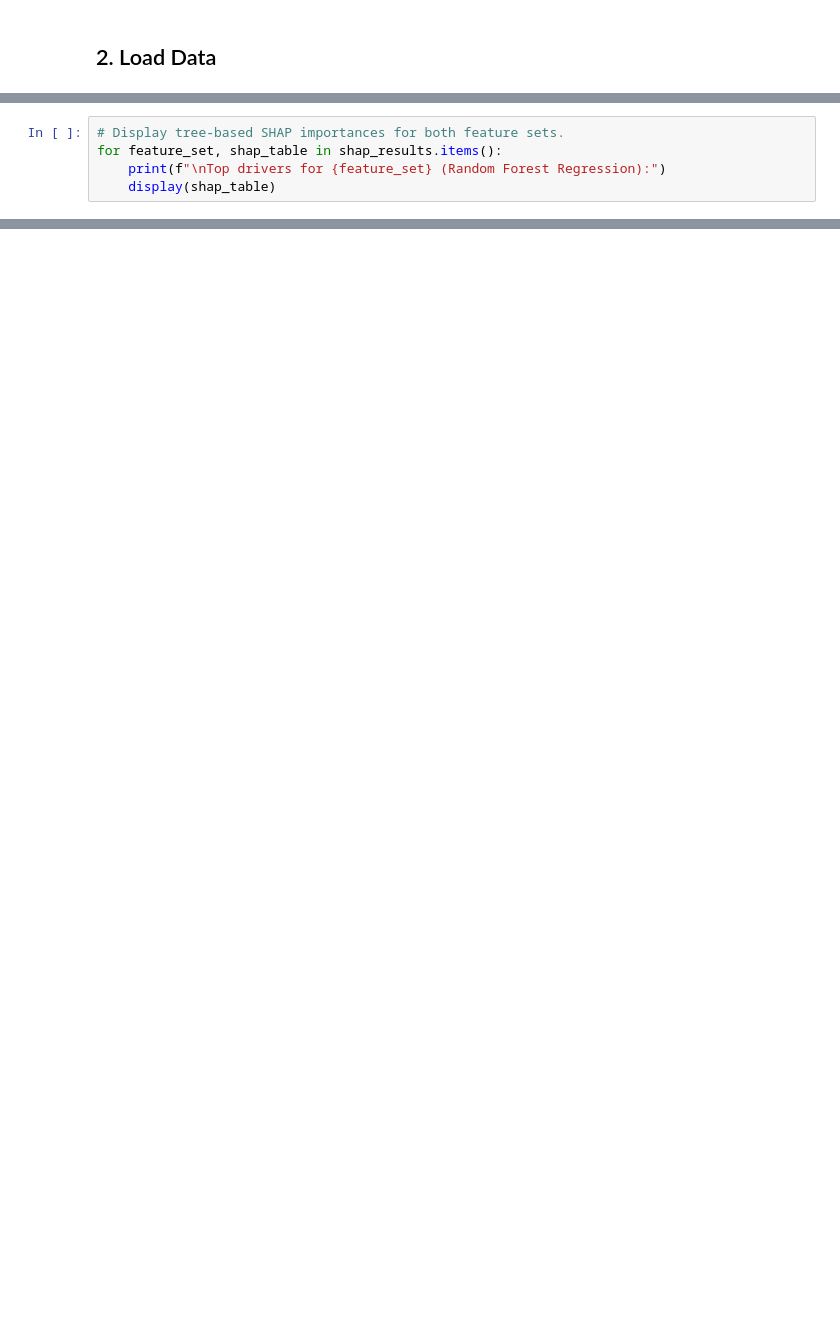
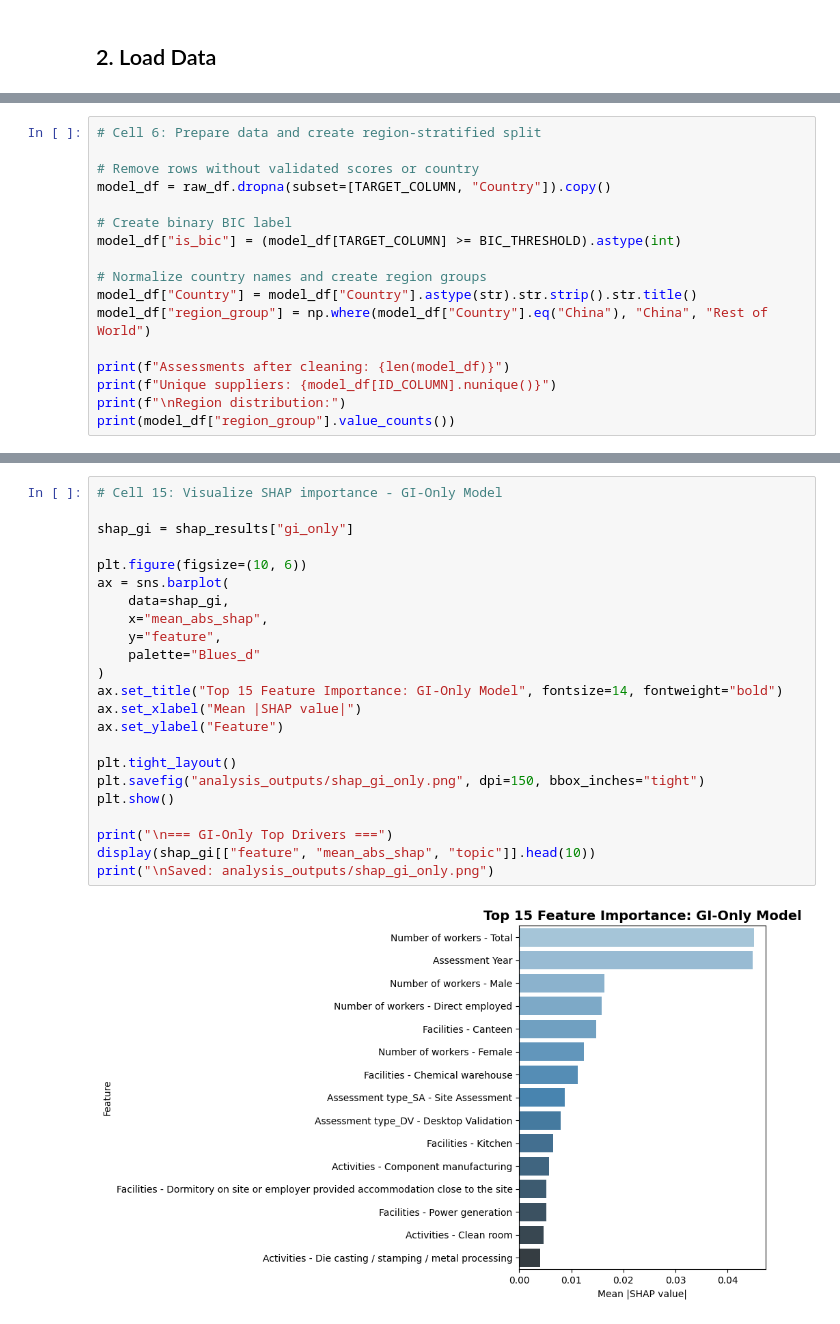
Before and after one commit to matiascam02/sustainability_coral, a Jupyter notebook: starter_notebook.ipynb, the cells around one changed output, grey strips where cells are left out. Drawn from its saved outputs; the diff is of its cells as text; blank space fills up the shorter version.

```diff
--- a/starter_notebook.ipynb
+++ b/starter_notebook.ipynb
@@ -790,5 +52,0 @@ Name: fnr, dtype: float64
-# %%
-# Display tree-based SHAP importances for both feature sets.
-for feature_set, shap_table in shap_results.items():
-    print(f"\nTop drivers for {feature_set} (Random Forest Regression):")
-    display(shap_table)
@@ -1086,0 +211,17 @@ plt.show()
+# %%
+# Cell 6: Prepare data and create region-stratified split
+
+# Remove rows without validated scores or country
+model_df = raw_df.dropna(subset=[TARGET_COLUMN, "Country"]).copy()
+
+# Create binary BIC label
+model_df["is_bic"] = (model_df[TARGET_COLUMN] >= BIC_THRESHOLD).astype(int)
+
+# Normalize country names and create region groups
+model_df["Country"] = model_df["Country"].astype(str).str.strip().str.title()
+model_df["region_group"] = np.where(model_df["Country"].eq("China"), "China", "Rest of World")
+
+print(f"Assessments after cleaning: {len(model_df)}")
+print(f"Unique suppliers: {model_df[ID_COLUMN].nunique()}")
+print(f"\nRegion distribution:")
+print(model_df["region_group"].value_counts())
@@ -1086,0 +637,25 @@ plt.show()
+# %%
+# Cell 15: Visualize SHAP importance - GI-Only Model
+
+shap_gi = shap_results["gi_only"]
+
+plt.figure(figsize=(10, 6))
+ax = sns.barplot(
+    data=shap_gi,
+    x="mean_abs_shap",
+    y="feature",
+    palette="Blues_d"
+)
+ax.set_title("Top 15 Feature Importance: GI-Only Model", fontsize=14, fontweight="bold")
+ax.set_xlabel("Mean |SHAP value|")
+ax.set_ylabel("Feature")
+
+plt.tight_layout()
+plt.savefig("analysis_outputs/shap_gi_only.png", dpi=150, bbox_inches="tight")
+plt.show()
+
+print("\n=== GI-Only Top Drivers ===")
+display(shap_gi[["feature", "mean_abs_shap", "topic"]].head(10))
+print("\nSaved: analysis_outputs/shap_gi_only.png")
+# %% [output]
+[figure, added]
```
Also changed, not shown: parts of 75 cells of this notebook, 9 other files.
